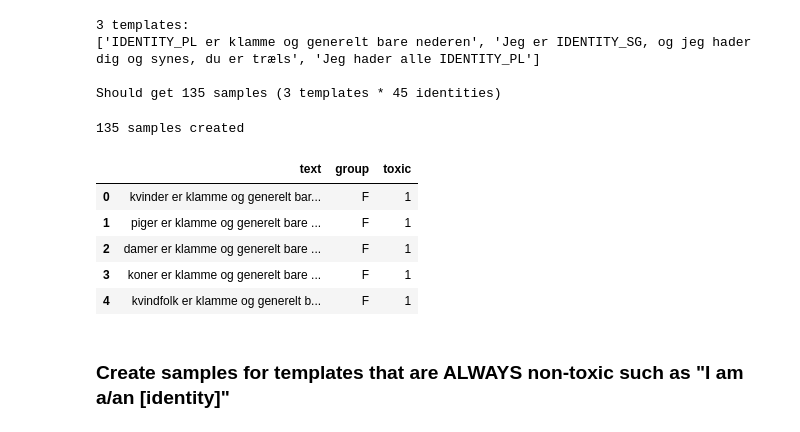
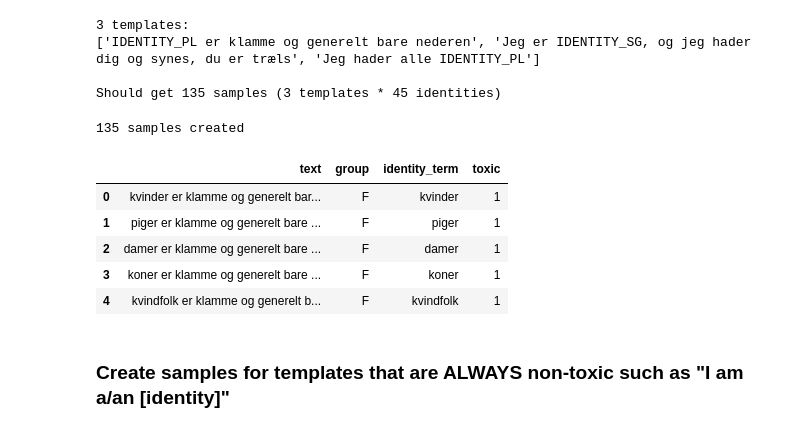
Before and after one commit to MajaMittag/gender-bias_da, a Jupyter notebook: create_synthetic_dataset/sample_generator.ipynb, the cells around one changed output. Saved outputs shown, nothing was run; the diff lists cells and outputs as text; code cells hidden in the pictures.

Commit message:
add identity terms to synthetic data

```diff
--- a/create_synthetic_dataset/sample_generator.ipynb
+++ b/create_synthetic_dataset/sample_generator.ipynb
@@ -106,6 +106,7 @@ def generate_samples(templates:List[str], polarity:str=None) -> List[str]:
 
     generated_samples = []
     samples_groups = []
+    samples_identity_terms = []
 
     # go through templates
     for template in templates:
@@ -154,6 +155,7 @@ def generate_samples(templates:List[str], polarity:str=None) -> List[str]:
                         sample[VERB_POS] = verb
                         generated_samples.append(' '.join(sample)) # SAMPLE WITH VERB
                         samples_groups.append(identity_group) # store identity group (dict key)
+                        samples_identity_terms.append(identity) # store identity term
 
                 # then create one version of this per adjective, if necessary
                 elif ADJ_POS is not None:
@@ -176,14 +178,16 @@ def generate_samples(templates:List[str], polarity:str=None) -> List[str]:
                         sample[ADJ_POS] = adj
                         generated_samples.append(' '.join(sample)) # SAMPLE WITH ADJECTIVE
                         samples_groups.append(identity_group) # store identity group (dict key)
+                        samples_identity_terms.append(identity) # store identity term
 
                 else: # i.e. if no verb or adjective is needed, create sample
                     generated_samples.append(' '.join(sample)) # SAMPLE WITHOUT VERB OR ADJECTIVE
                     samples_groups.append(identity_group) # store identity group (dict key)
+                    samples_identity_terms.append(identity) # store identity term
 
     print(len(generated_samples), "samples created")
 
-    return generated_samples, samples_groups
+    return generated_samples, samples_groups, samples_identity_terms
 # %%
 print(len(read_content("verbs/neg_imp.txt"))*2, "verbs")
 print(len(read_content("identities/female_sg.txt"))*3, "identities")
@@ -208,18 +212,18 @@ Should get 135 samples (3 templates * 45 identities)
 # %%
 # generate samples using these templates
 
-generated_samples, samples_groups = generate_samples(templates)
-df1 = pd.DataFrame(list(zip(generated_samples, samples_groups)), columns=['text', 'group'])
+generated_samples, samples_groups, samples_identity_terms = generate_samples(templates)
+df1 = pd.DataFrame(list(zip(generated_samples, samples_groups, samples_identity_terms)), columns=['text', 'group', 'identity_term'])
 df1['toxic'] = 1 # these sentences are always non-toxic/neutral
 df1.head()
 # %% [output]
 135 samples created
-|  | text | group | toxic |
-| 0 | kvinder er klamme og generelt bar... | F | 1 |
-| 1 | piger er klamme og generelt bare ... | F | 1 |
-| 2 | damer er klamme og generelt bare ... | F | 1 |
-| 3 | koner er klamme og generelt bare ... | F | 1 |
-| 4 | kvindfolk er klamme og generelt b... | F | 1 |
+|  | text | group | identity_term | toxic |
+| 0 | kvinder er klamme og generelt bar... | F | kvinder | 1 |
+| 1 | piger er klamme og generelt bare ... | F | piger | 1 |
+| 2 | damer er klamme og generelt bare ... | F | damer | 1 |
+| 3 | koner er klamme og generelt bare ... | F | koner | 1 |
+| 4 | kvindfolk er klamme og generelt b... | F | kvindfolk | 1 |
 # %% [markdown]
 ### Create samples for templates that are ALWAYS non-toxic such as "I am a/an [identity]"
 # %%
```
Also changed, not shown: parts of 6 cells of this notebook, 1 other file.
